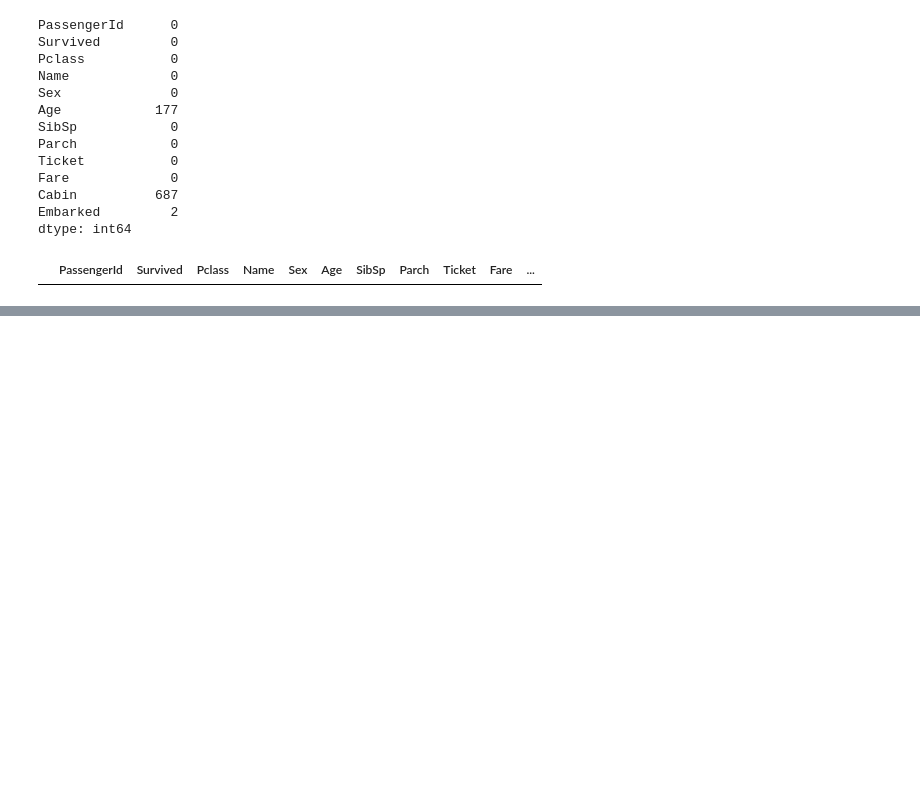
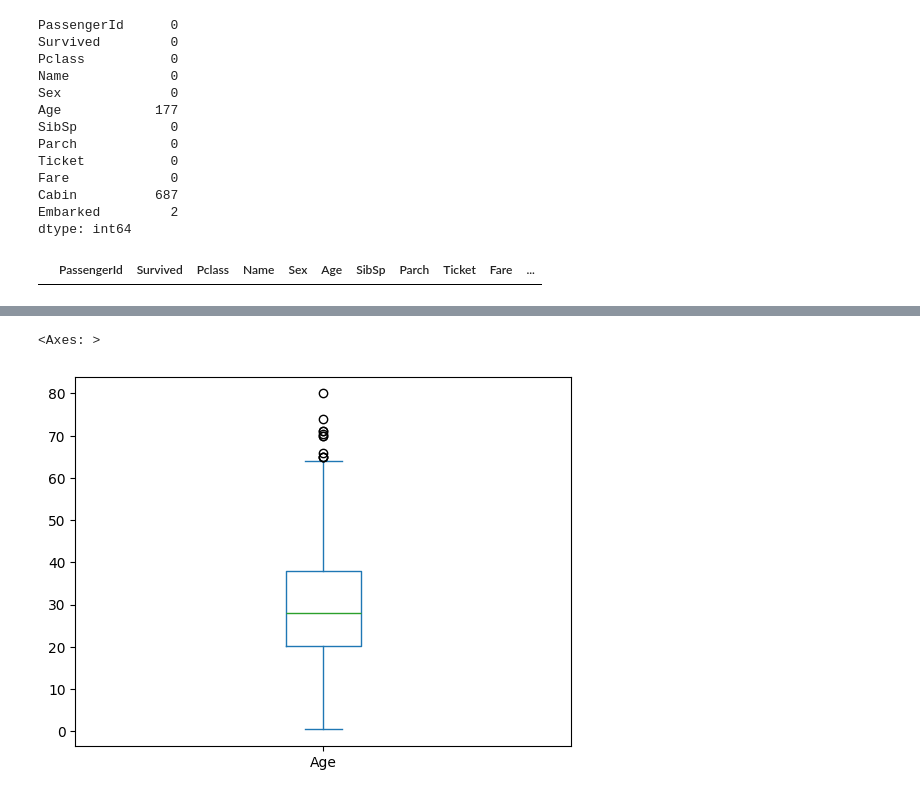
Before and after one commit to pietraataulo/python, a Jupyter notebook: limpeza-dados/limpeza.ipynb, the cells around one changed output, grey strips where cells are left out. Drawn from its saved outputs; the diff is of its cells as text; code cells hidden in the pictures; blank space fills up the shorter version.

```diff
--- a/limpeza-dados/limpeza.ipynb
+++ b/limpeza-dados/limpeza.ipynb
@@ -85,0 +106,6 @@ titanic.loc[titanic.Embarked.isnull(), 'Embarked'] = 'S'
+# %%
+# Visualizando graficamente
+titanic.Age.plot.box()
+# %% [output]
+<Axes: >
+[figure, added]
```
Also changed, not shown: parts of 26 cells of this notebook.
